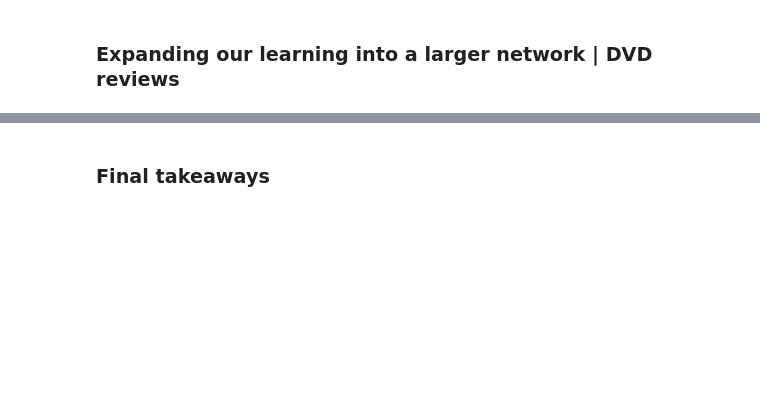
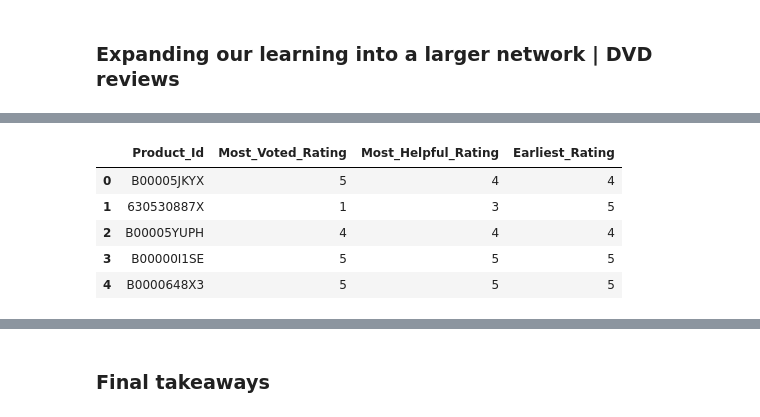
Before and after one commit to Vy4thewin/Data620_TeamVAC, a Jupyter notebook: Data620_FinalProject.ipynb, the cells around one changed output, grey strips where cells are left out. Cells and saved outputs as stored; diff of their text form; code cells hidden in the pictures; blank space fills up the shorter version.

```diff
--- a/Data620_FinalProject.ipynb
+++ b/Data620_FinalProject.ipynb
@@ -271,0 +298,19 @@ display(master)
+# %%
+#find all the available ratings for the dvd network
+#Will reduce our dvd Ids list for time consumption, cannot run on all 26K Products in the network
+start_time = time.time()
+reduce_Ids=dvd_Ids[:5000]
+
+#prepare the product pool to only include the Ids we kept
+re_list = [x for x in dvd_list if x[0] in reduce_Ids]
+
+#find the top rates
+t_rates=find_rates(reduce_Ids,edvd_stats)
+display(t_rates.head())
+# %% [output]
+|  | Product_Id | Most_Voted_Rating | Most_Helpful_Rating | Earliest_Rating |
+| 0 | B00005JKYX | 5 | 4 | 4 |
+| 1 | 630530887X | 1 | 3 | 5 |
+| 2 | B00005YUPH | 4 | 4 | 4 |
+| 3 | B00000I1SE | 5 | 5 | 5 |
+| 4 | B0000648X3 | 5 | 5 | 5 |
```
Also changed, not shown: parts of 12 cells of this notebook.
